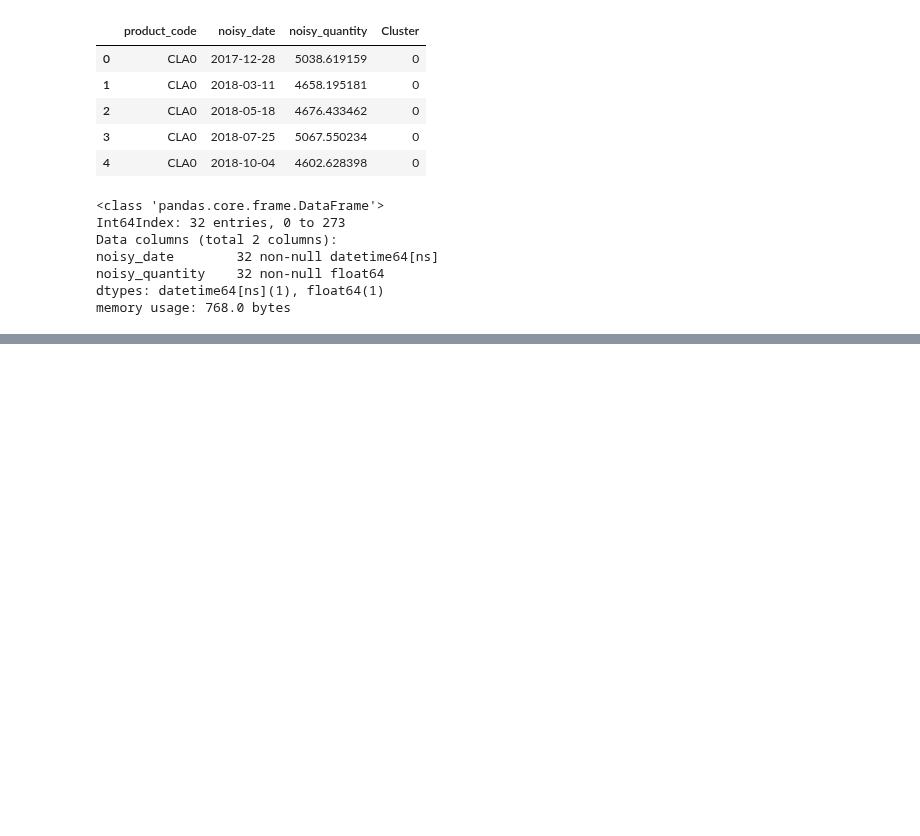
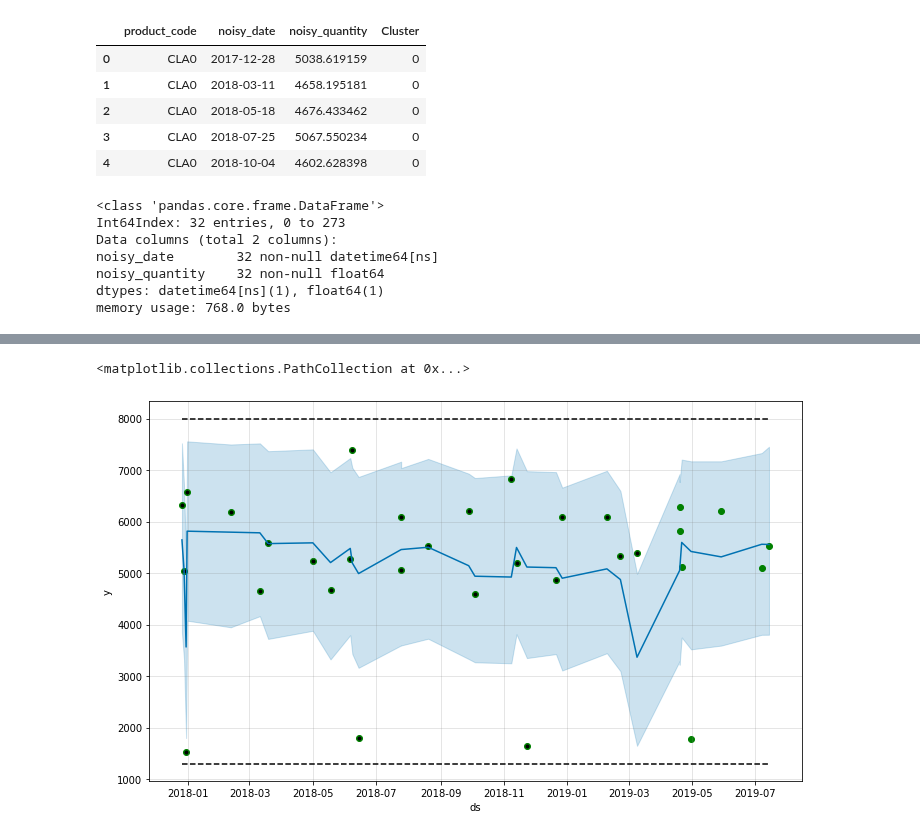
Before and after one commit to raphaelribard/Sales_forecasting, a Jupyter notebook: notebooks/2.0-rr-EDA-using-simulated-data.ipynb, the cells around one changed output, grey strips where cells are left out. Saved outputs shown, nothing was run; the diff lists cells and outputs as text; code cells hidden in the pictures; blank space fills up the shorter version.

Commit message:
First Prophet model

```diff
--- a/notebooks/2.0-rr-EDA-using-simulated-data.ipynb
+++ b/notebooks/2.0-rr-EDA-using-simulated-data.ipynb
@@ -168,0 +189,9 @@ fig.show()
+# %%
+cluster_prophet_df=cluster_prophet_df.sort_values('ds')
+cluster_prophet_df['cap'] = 8000
+cluster_prophet_df['floor'] = 1300
+# %%
+cluster_model=Prophet(growth='logistic',
+                      changepoint_prior_scale= 0.001)
+# %%
+cluster_model.fit(cluster_prophet_df[:25])
@@ -168,0 +217,2 @@ fig.show()
+# %%
+cluster_forecast = cluster_model.predict(pd.DataFrame(cluster_prophet_df[['ds','cap','floor']]))
@@ -168,0 +259,7 @@ fig.show()
+# %%
+fig1 = cluster_model.plot(cluster_forecast)
+plt.scatter(cluster_prophet_df['ds'],
+           cluster_prophet_df['y'],color='g')
+# %% [output]
+<matplotlib.collections.PathCollection at 0x...>
+[figure, added]
```
Also changed, not shown: parts of 12 cells of this notebook.
